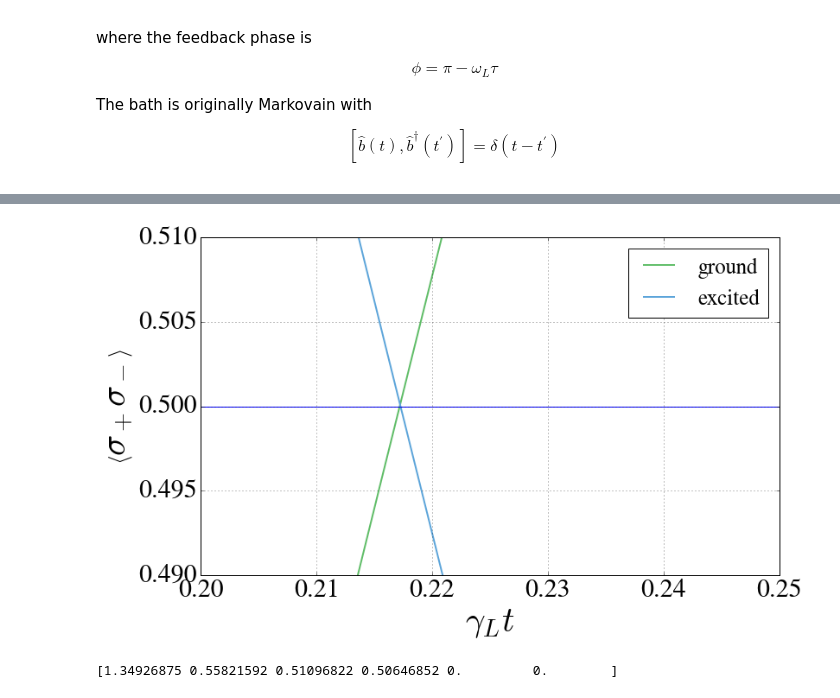
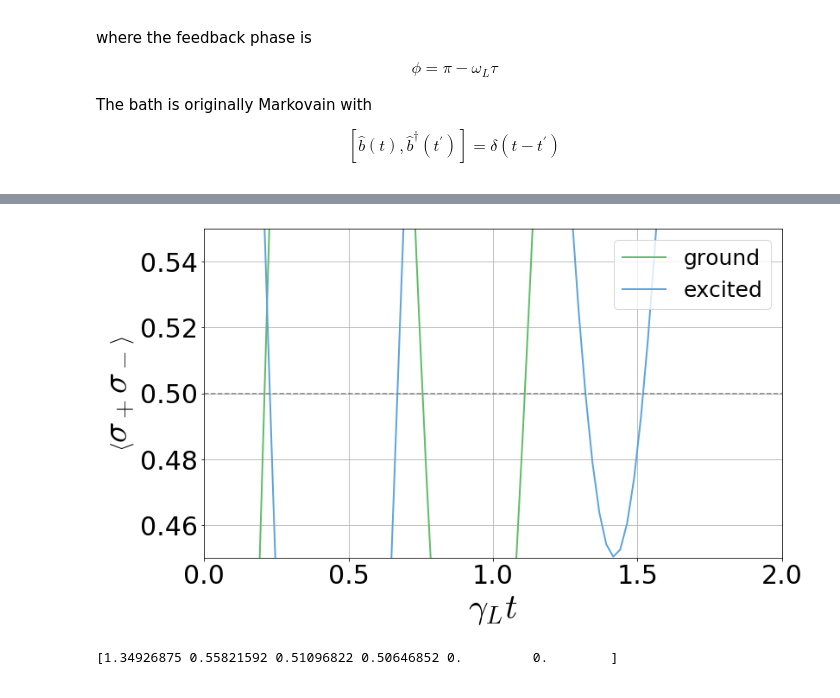
Before and after one commit to nemetniki/Kerr, a Jupyter notebook: MPS trial.ipynb, the cells around one changed output, grey strips where cells are left out. Drawn from its saved outputs; the diff is of its cells as text; code cells hidden in the pictures.

```diff
--- a/MPS trial.ipynb
+++ b/MPS trial.ipynb
@@ -86,17 +86,17 @@ Let us consider a TLS on a waveguide. We need up to 4 photons in the environment
 # %%
 #index in the init list = timebin index: 0=16, ..., 15=1, 16=0, 17=S, 18=-1, 19=-2, 20=-3
 start = time.time()
-endt=100000
+
+gamma_L = 1.
+Om_TLS  = 1.*np.pi#*gamma_L
+Delta_T = 1.0
+dt      = .024
+endt=int(12/dt)+3
 init = [0]*endt
 l=3
 initTLS = np.array([0,1]) #starting at |e>
 initenv = np.zeros(2)
 initenv[0] = 1
-
-gamma_L = 10.
-Om_TLS  = 10.*np.pi#*gamma_L
-Delta_T = 1.0
-dt      = .00001
 # Initial state of the system
 init[endt-4] = initTLS
 
@@ -268,17 +268,17 @@ elapsed time: 00:02:02
 # %%
 plt.figure(figsize = (12,7))
 plt.plot(t,np.flip(np.real(exc),0),lw=2,label="ground",color=colors["green"])
 plt.plot(t,np.flip(np.real(exc2),0),lw=2,label="excited",color=colors["blue"])
-plt.plot(t,.5+0*t)
+plt.plot(t,.5+0*t,"--",color="grey")
 #plt.plot(t,np.exp(-gamma_L*t),ls="--",lw=4,color=colors["orange"],label="$\exp{(-\gamma_Lt)}$")
-plt.xlim(0.2,.25)
-plt.ylim(0.49,0.51)
+plt.xlim(0.0,2)
+plt.ylim(0.45,0.55)
 plt.xlabel("$\gamma_Lt$",fontsize=40)
 plt.ylabel("$\left<\sigma_+\sigma_-\\right>$",fontsize=40)
 plt.legend(fontsize=25,loc="upper right")
 plt.grid(True)
 # %% [output]
-[figure, old version]
+[figure, new version]
 # %%
 delt = np.zeros(6)
 spin = np.zeros(6)
```
Also changed, not shown: parts of 1 cell of this notebook.
